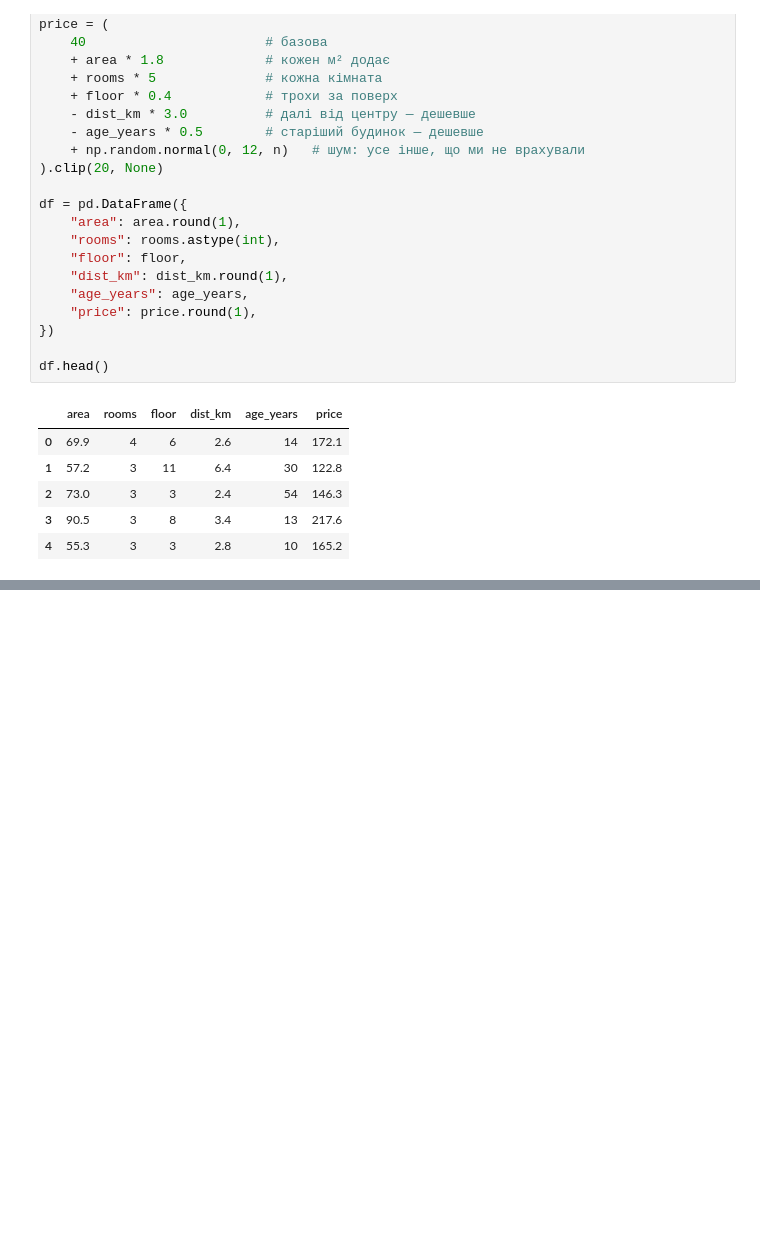
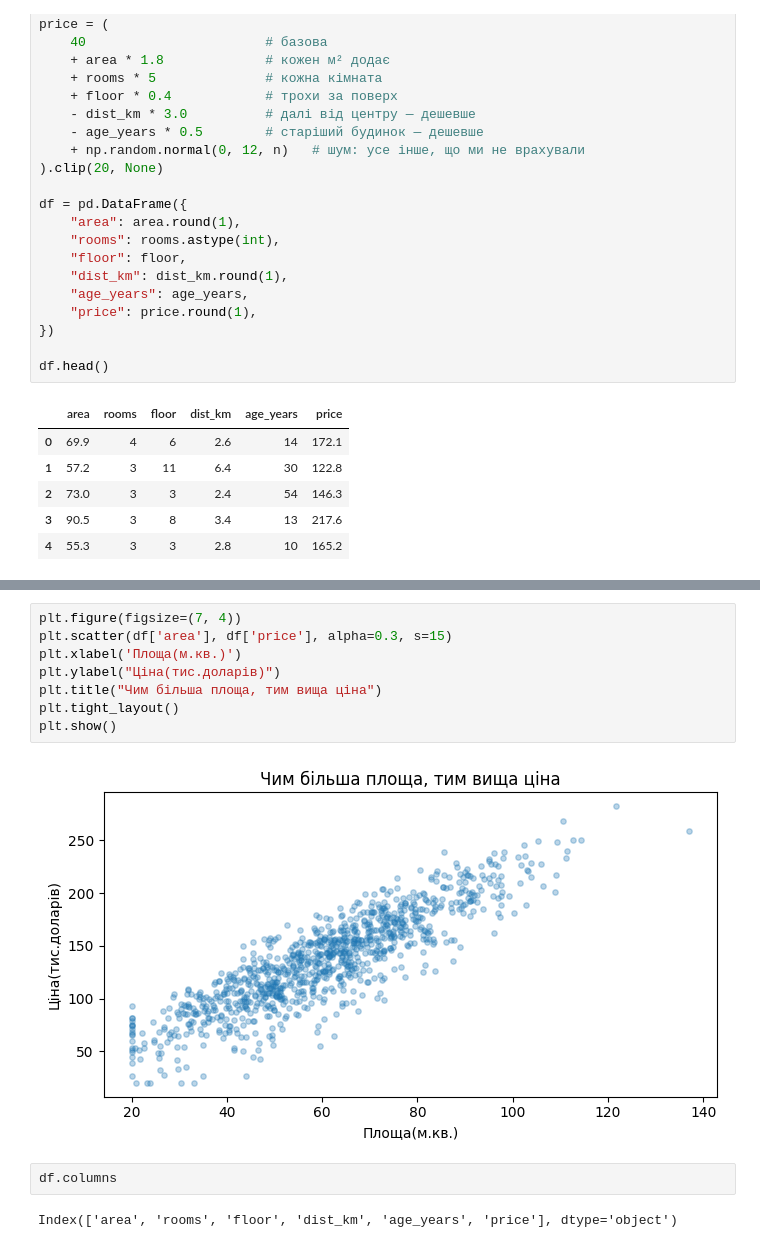
Before and after one commit to NadiiaIvashchuk/DTA_2026, a Jupyter notebook: ML/LinearRegression_DTA.ipynb, the cells around one changed output, grey strips where cells are left out. Drawn from its saved outputs; the diff is of its cells as text; blank space fills up the shorter version.

```diff
--- a/ML/LinearRegression_DTA.ipynb
+++ b/ML/LinearRegression_DTA.ipynb
@@ -59,0 +99,14 @@ df.head()
+# %%
+plt.figure(figsize=(7, 4))
+plt.scatter(df['area'], df['price'], alpha=0.3, s=15)
+plt.xlabel('Площа(м.кв.)')
+plt.ylabel("Ціна(тис.доларів)")
+plt.title("Чим більша площа, тим вища ціна")
+plt.tight_layout()
+plt.show()
+# %% [output]
+[figure, added]
+# %%
+df.columns
+# %% [output]
+Index(['area', 'rooms', 'floor', 'dist_km', 'age_years', 'price'], dtype='object')
```
Also changed, not shown: parts of 3 cells of this notebook.
